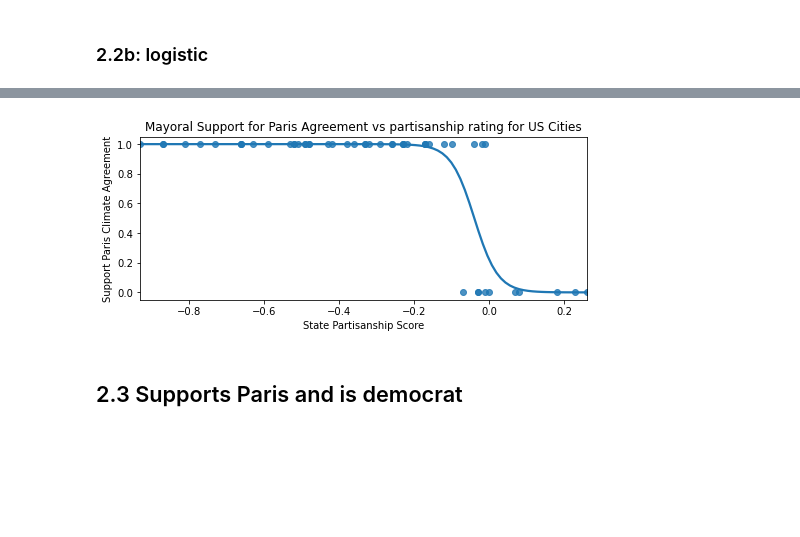
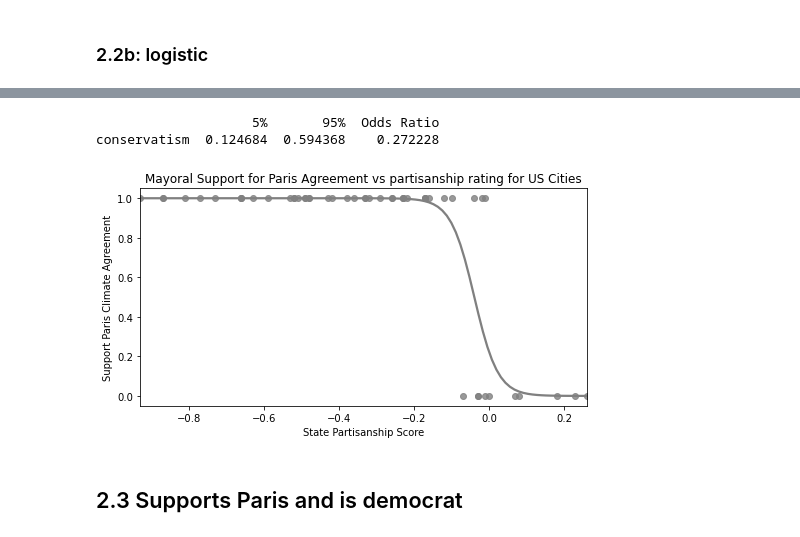
Before and after one commit to skvarnaj/Masters-Thesis, a Jupyter notebook: city_model_viz.ipynb, the cells around one changed output, grey strips where cells are left out. Drawn from its saved outputs; the diff is of its cells as text; code cells hidden in the pictures; blank space fills up the shorter version.

Commit message:
worked on models and updated plots

```diff
--- a/city_model_viz.ipynb
+++ b/city_model_viz.ipynb
@@ -30,5 +33,0 @@ city_dataset.head()
-# %%
-city_dataset[['supports_paris']] = city_dataset[['supports_paris']].astype(int)
-city_dataset[['is_democrat']] = (city_dataset[['mayor_political_party']] == 'D').astype(int)
-city_dataset[['conservatism_sq']] = city_dataset[['conservatism']]**2
-city_dataset.head()
@@ -41,0 +34,11 @@ city_dataset.head()
+# %%
+#standardized dataset (for z scores)
+
+city_dataset['is_democrat'] = city_dataset['mayor_political_party'].astype('bool')
+city_dataset['supports_paris'] = city_dataset['supports_paris'].astype('bool')
+city_z = city_dataset.select_dtypes(include=[np.number]).dropna().apply(stats.zscore)
+city_z['is_democrat'] = city_dataset['is_democrat']
+city_z['supports_paris'] = city_dataset['supports_paris']
+city_z['is_democrat'] = city_z['is_democrat'].astype('int')
+city_z['supports_paris'] = city_z['supports_paris'].astype('int')
+city_z.head()
@@ -282,0 +357,13 @@ quasi-separation. In this case some parameters will not be identified.
+# %%
+#standardized
+
+#model
+
+# defining the dependent and independent variables
+X = city_z[['conservatism']]
+y = city_z[['supports_paris']]
+
+# building the model and fitting the data
+log_reg = sm.Logit(y, X).fit(method = 'bfgs')
+
+print(log_reg.summary())
@@ -283,13 +390,23 @@ quasi-separation. In this case some parameters will not be identified.
+# %%
+#get standardized odds ratio
+params = log_reg.params
+conf = log_reg.conf_int()
+conf['Odds Ratio'] = params
+conf.columns = ['5%', '95%', 'Odds Ratio']
+print(np.exp(conf))
+# %% [output]
+                    5%       95%  Odds Ratio
+conservatism  0.124684  0.594368    0.272228
 # %%
 #plot
-plt.figure(figsize = (8,3))
-sns.regplot(y = y, x = X, data = city_dataset, logistic = True)
+plt.figure(figsize = (8,4))
+sns.regplot(y = y, x = X, data = city_dataset, logistic = True, color = 'grey')
 plt.title('Mayoral Support for Paris Agreement vs partisanship rating for US Cities')
 plt.ylabel('Support Paris Climate Agreement')
 plt.xlabel('State Partisanship Score')
 plt.savefig(FIG_DIR + 'Paris_conservatism.png')
 # %% [output]
-[figure, old version]
+[figure, new version]
 # %% [markdown]
 ## 2.3 Supports Paris and is democrat
 # %% [markdown]
```
Also changed, not shown: parts of 22 cells of this notebook, 6 other files.
